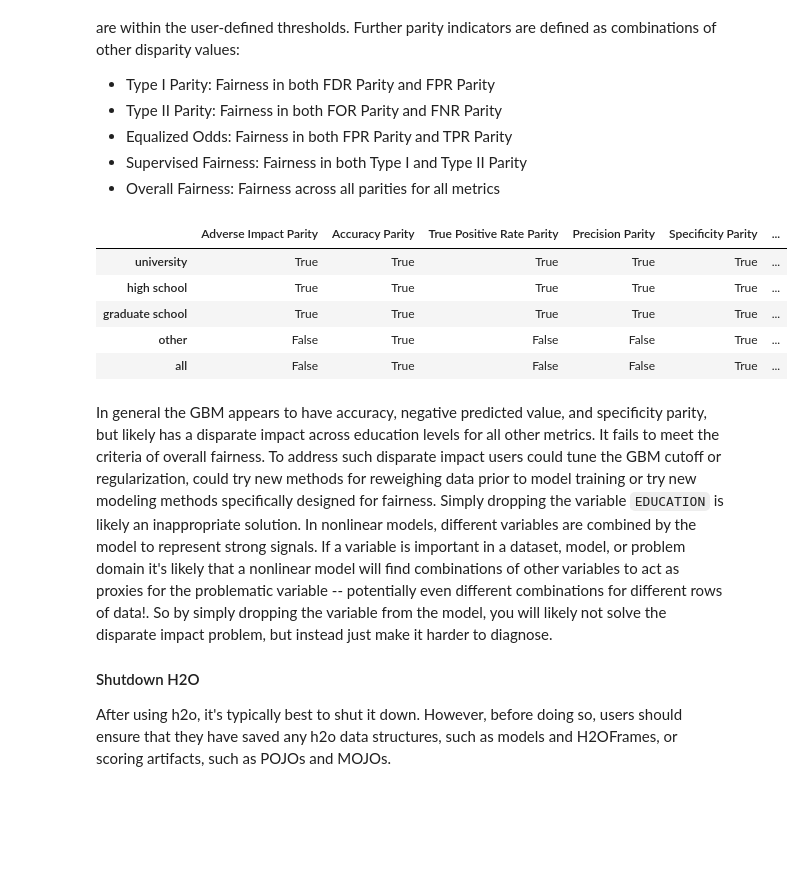
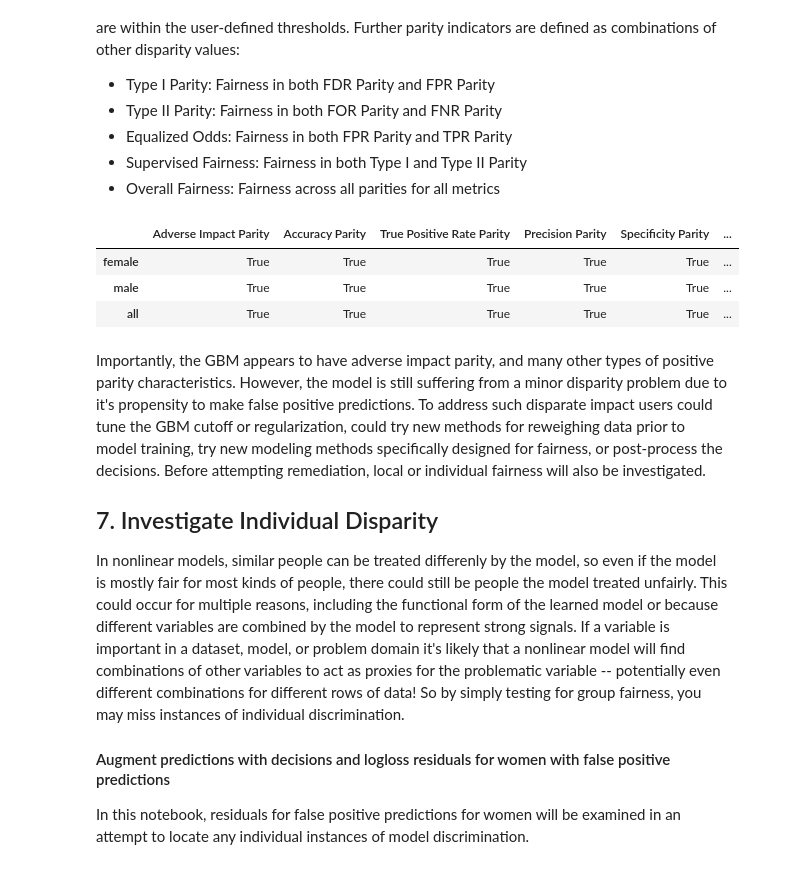
Before and after one commit to davidwhiting/aquarium_h2o3_sw, a Jupyter notebook: contents/patrick_hall_mli/dia_prerun.ipynb, the cells around one changed output. Saved outputs shown, nothing was run; the diff lists cells and outputs as text; code cells hidden in the pictures; blank space fills up the shorter version.

```diff
--- a/contents/patrick_hall_mli/dia_prerun.ipynb
+++ b/contents/patrick_hall_mli/dia_prerun.ipynb
@@ -410,4 +465,4 @@ There are four `EDUCATION` levels in the data set:
 # %%
-ed_levels = list(test_yhat['EDUCATION'].unique())
-ed_levels
+sex_levels = list(test_yhat['SEX'].unique())
+sex_levels
 # %% [output]
@@ -518,16 +555,14 @@ This nested loop calculates all the metrics defined above for each education lev
 # %%
 # initialize dict of confusion matrices and corresponding rows of dataframe
-cm_dict = {'other': other_cm,
-           'high school': hs_cm,
-           'university': uni_cm,
-           'graduate school': gs_cm}
+cm_dict = {'male': male_cm,
+           'female': female_cm}
 
-metrics_frame = pd.DataFrame(index=ed_levels) # frame for metrics
+metrics_frame = pd.DataFrame(index=sex_levels) # frame for metrics
 
 # nested loop through:
-# - education levels
+# - sex levels
 # - metrics
-for level in ed_levels:
+for level in sex_levels:
     for metric in metric_dict.keys():
 
         # parse metric expressions into executable pandas statements
@@ -560,11 +593,11 @@ To calculate disparity we compare the confusion matrix for each education level
 # %%
-ref_level = 'graduate school' # user-defined reference level
+ref_level = 'male' # user-defined reference level
 
 parity_threshold_low = 0.8    # user-defined low threshold value
 parity_threshold_hi = 1.25    # user-defined high threshold value
 
 # init frame to store disparity measures
-disp_frame = pd.DataFrame(index=ed_levels)
+disp_frame = pd.DataFrame(index=sex_levels)
 
 # compare all metrics to reference level
 disp_frame = metrics_frame/metrics_frame.loc[ref_level, :]
@@ -593,5 +624,5 @@ For the selected thresholds, the GBM appears to have only a few disparate values
 # %%
-ax = disp_frame['False Negative Rate Disparity'].plot(kind='bar', color='b', title='False Negative Rate Disparity by Education Level')
+ax = disp_frame['False Positive Rate Disparity'].plot(kind='bar', color='b', title='False Positive Rate Disparity')
 _ = ax.axhline(parity_threshold_low, color='r', linestyle='--')
 _ = ax.axhline(parity_threshold_hi, color='r', linestyle='--')
 # %% [output]
@@ -610,44 +641,46 @@ A binary indication of parity for metrics is reported by simply checking whether
 # low_threshold (0.8) < *_metric/white_metric < (high_threshold) 1.25 => parity, else disparity
 
 # init frame for parity
-par_frame = pd.DataFrame(index=ed_levels,
+par_frame = pd.DataFrame(index=sex_levels,
                          columns=[col + ' Parity' for col in metrics_frame.columns])
 # nested loop through:
 # - races
 # - disparity metrics
-for i, _ in enumerate(ed_levels):
+for i, _ in enumerate(sex_levels):
     for j, _ in enumerate(par_frame.columns):
         par_frame.iat[i, j] = (parity_threshold_low < disp_frame.iat[i, j] < parity_threshold_hi)
 
 # add overall parity checks
 # Type I Parity: Fairness in both FDR Parity and FPR Parity
 # Type II Parity: Fairness in both FOR Parity and FNR Parity
 # Equalized Odds: Fairness in both FPR Parity and TPR Parity
 # Supervised Fairness: Fairness in both Type I and Type II Parity
 # Overall Fairness: Fairness across all parities for all metrics
 par_frame['Type I Parity'] = (par_frame['False Discovery Rate Parity']) & (par_frame['False Positive Rate Parity'])
 par_frame['Type II Parity'] = (par_frame['False Omissions Rate Parity']) & (par_frame['False Negative Rate Parity'])
 par_frame['Equalized Odds'] = (par_frame['False Positive Rate Parity']) & (par_frame['True Positive Rate Parity'])
 par_frame['Supervised Fairness'] = (par_frame['Type I Parity']) & (par_frame['Type II Parity'])
 par_frame['Overall Fairness'] = par_frame.all(axis='columns')
 par_frame.loc['all', :] = par_frame.all(axis='index')
 
 # small utility function to format pandas table output
 def color_false_red(val):
 
     color = 'red' if not val else 'blue'
     return 'color: %s' % color
 
 par_frame.style.applymap(color_false_red)
 # %% [output]
 |  | Adverse Impact Parity | Accuracy Parity | True Positive Rate Parity | Precision Parity | Specificity Parity | ... |
-| university | True | True | True | True | True | ... |
-| high school | True | True | True | True | True | ... |
-| graduate school | True | True | True | True | True | ... |
-| other | False | True | False | False | True | ... |
-| all | False | True | False | False | True | ... |
+| female | True | True | True | True | True | ... |
+| male | True | True | True | True | True | ... |
+| all | True | True | True | True | True | ... |
 # %% [markdown]
-In general the GBM appears to have accuracy, negative predicted value, and specificity parity, but likely has a disparate impact across education levels for all other metrics. It fails to meet the criteria of overall fairness. To address such disparate impact users could tune the GBM cutoff or regularization, could try new methods for reweighing data prior to model training or try new modeling methods specifically designed for fairness. Simply dropping the variable `EDUCATION` is likely an inappropriate solution. In nonlinear models, different variables are combined by the model to represent strong signals. If a variable is important in a dataset, model, or problem domain it's likely that a nonlinear model will find combinations of other variables to act as proxies for the problematic variable -- potentially even different combinations for different rows of data!. So by simply dropping the variable from the model, you will likely not solve the disparate impact problem, but instead just make it harder to diagnose.
+Importantly, the GBM appears to have adverse impact parity, and many other types of positive parity characteristics. However, the model is still suffering from a minor disparity problem due to it's propensity to make false positive predictions. To address such disparate impact users could tune the GBM cutoff or regularization, could try new methods for reweighing data prior to model training, try new modeling methods specifically designed for fairness, or post-process the decisions. Before attempting remediation, local or individual fairness will also be investigated.
 
-#### Shutdown H2O
-After using h2o, it's typically best to shut it down. However, before doing so, users should ensure that they have saved any h2o data structures, such as models and H2OFrames, or scoring artifacts, such as POJOs and MOJOs.
+## 7. Investigate Individual Disparity
+
+In nonlinear models, similar people can be treated differenly by the model, so even if the model is mostly fair for most kinds of people, there could still be people the model treated unfairly. This could occur for multiple reasons, including the functional form of the learned model or because different variables are combined by the model to represent strong signals. If a variable is important in a dataset, model, or problem domain it's likely that a nonlinear model will find combinations of other variables to act as proxies for the problematic variable -- potentially even different combinations for different rows of data! So by simply testing for group fairness, you may miss instances of individual discrimination.
+
+#### Augment predictions with decisions and logloss residuals for women with false positive predictions
+In this notebook, residuals for false positive predictions for women will be examined in an attempt to locate any individual instances of model discrimination.
```
Also changed, not shown: parts of 69 cells of this notebook, 2 other files.
